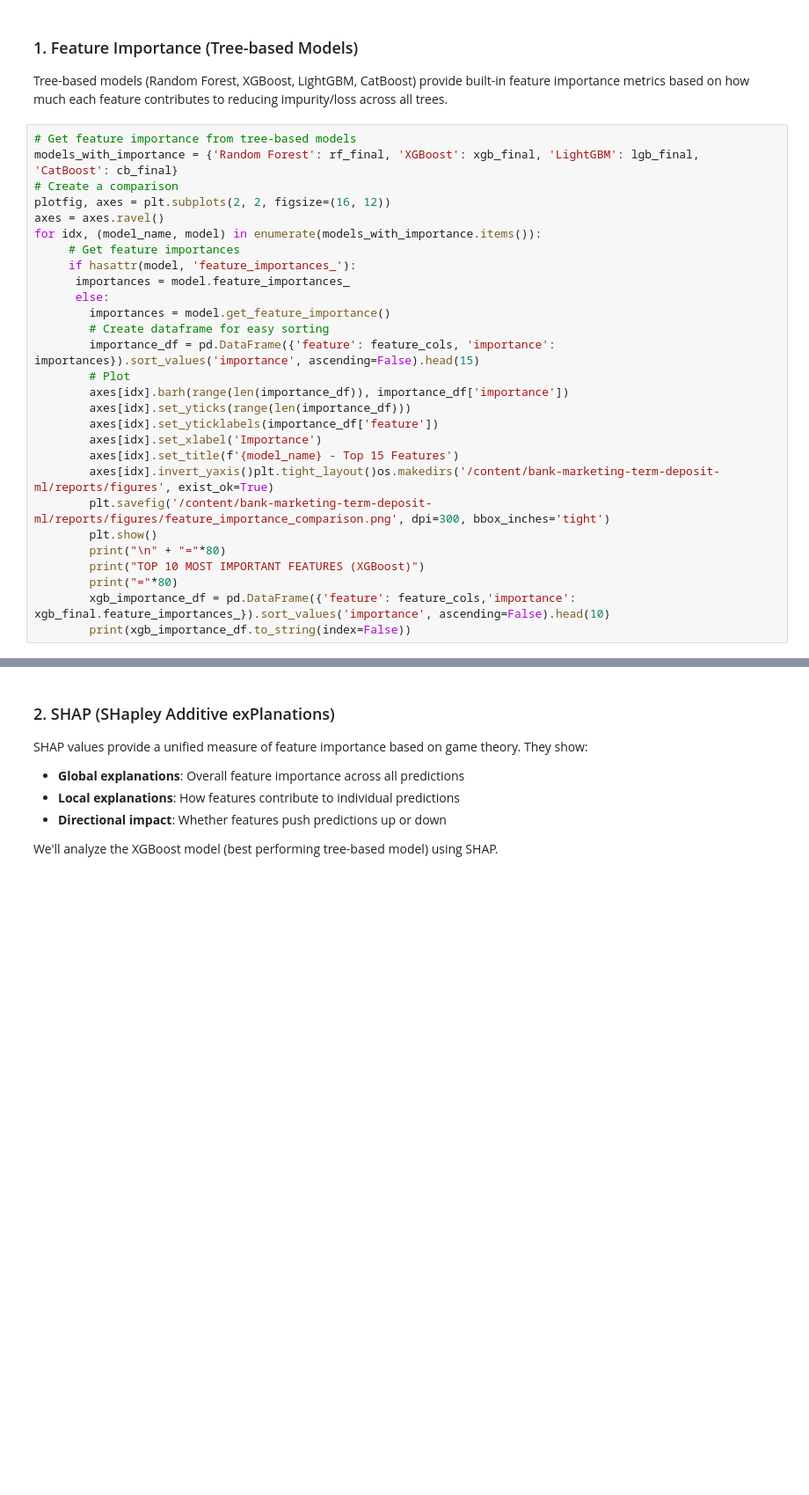
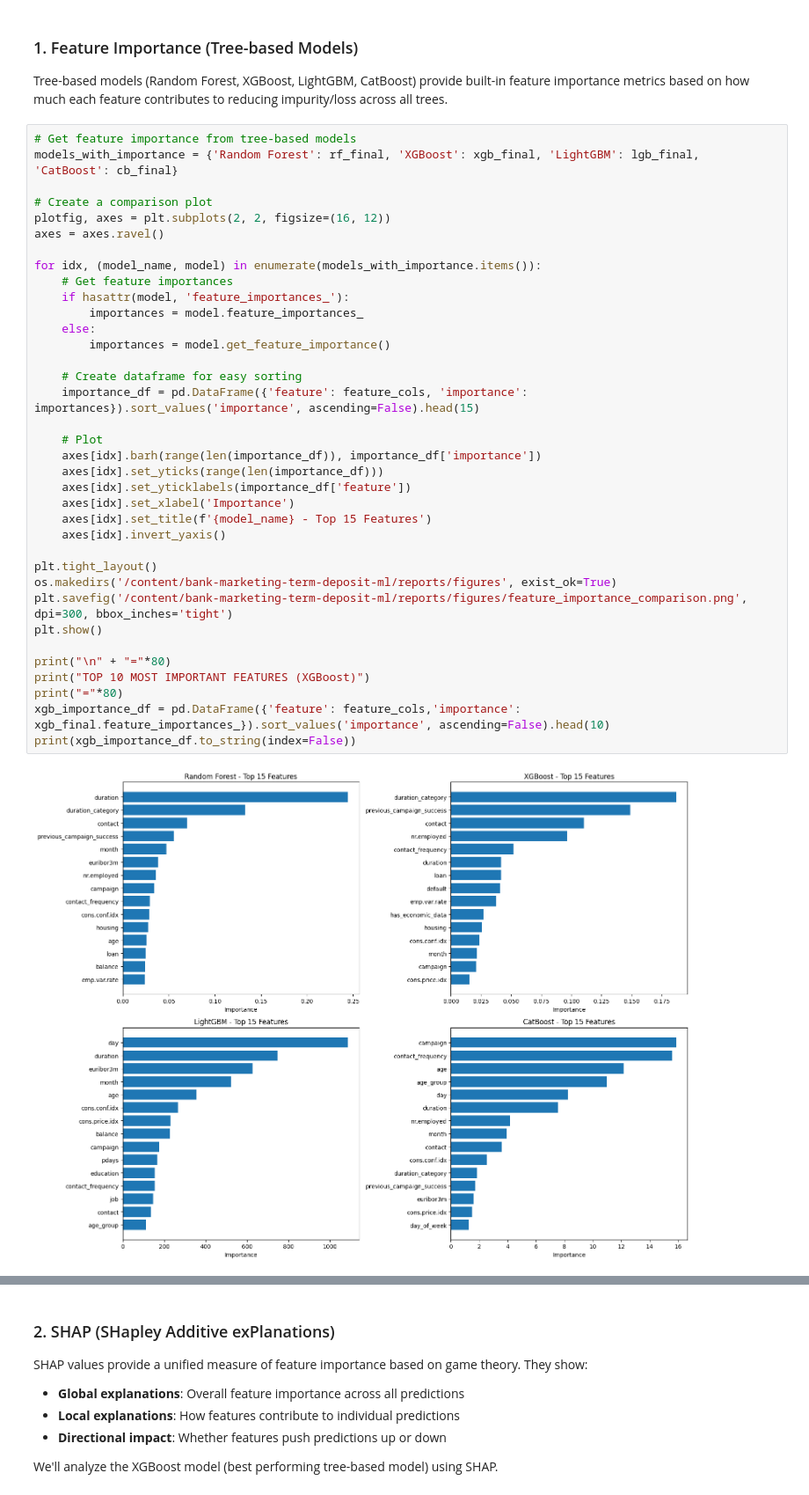
Before and after one commit to lahirumanulanka/bank-marketing-term-deposit-ml, a Jupyter notebook: notebooks/04_model_development.ipynb, the cells around one changed output, grey strips where cells are left out. Shown at 88% size. Saved outputs shown, nothing was run; the diff lists cells and outputs as text; blank space fills up the shorter version.

```diff
--- a/notebooks/04_model_development.ipynb
+++ b/notebooks/04_model_development.ipynb
@@ -1317,28 +1317,38 @@ Tree-based models (Random Forest, XGBoost, LightGBM, CatBoost) provide built-in
 # %%
 # Get feature importance from tree-based models
 models_with_importance = {'Random Forest': rf_final, 'XGBoost': xgb_final, 'LightGBM': lgb_final, 'CatBoost': cb_final}
-# Create a comparison
+
+# Create a comparison plot
 plotfig, axes = plt.subplots(2, 2, figsize=(16, 12))
 axes = axes.ravel()
+
 for idx, (model_name, model) in enumerate(models_with_importance.items()):
-     # Get feature importances
-     if hasattr(model, 'feature_importances_'):
-      importances = model.feature_importances_
-      else:
+    # Get feature importances
+    if hasattr(model, 'feature_importances_'):
+        importances = model.feature_importances_
+    else:
         importances = model.get_feature_importance()
-        # Create dataframe for easy sorting
-        importance_df = pd.DataFrame({'feature': feature_cols, 'importance': importances}).sort_values('importance', ascending=False).head(15)
-        # Plot
-        axes[idx].barh(range(len(importance_df)), importance_df['importance'])
-        axes[idx].set_yticks(range(len(importance_df)))
-        axes[idx].set_yticklabels(importance_df['feature'])
-        axes[idx].set_xlabel('Importance')
-        axes[idx].set_title(f'{model_name} - Top 15 Features')
-        axes[idx].invert_yaxis()plt.tight_layout()os.makedirs('/content/bank-marketing-term-deposit-ml/reports/figures', exist_ok=True)
-        plt.savefig('/content/bank-marketing-term-deposit-ml/reports/figures/feature_importance_comparison.png', dpi=300, bbox_inches='tight')
-        plt.show()
-        print("\n" + "="*80)
-        print("TOP 10 MOST IMPORTANT FEATURES (XGBoost)")
-        print("="*80)
-        xgb_importance_df = pd.DataFrame({'feature': feature_cols,'importance': xgb_final.feature_importances_}).sort_values('importance', ascending=False).head(10)
-        print(xgb_importance_df.to_string(index=False))
+
+    # Create dataframe for easy sorting
+    importance_df = pd.DataFrame({'feature': feature_cols, 'importance': importances}).sort_values('importance', ascending=False).head(15)
+
+    # Plot
+    axes[idx].barh(range(len(importance_df)), importance_df['importance'])
+    axes[idx].set_yticks(range(len(importance_df)))
+    axes[idx].set_yticklabels(importance_df['feature'])
+    axes[idx].set_xlabel('Importance')
+    axes[idx].set_title(f'{model_name} - Top 15 Features')
+    axes[idx].invert_yaxis()
+
+plt.tight_layout()
+os.makedirs('/content/bank-marketing-term-deposit-ml/reports/figures', exist_ok=True)
+plt.savefig('/content/bank-marketing-term-deposit-ml/reports/figures/feature_importance_comparison.png', dpi=300, bbox_inches='tight')
+plt.show()
+
+print("\n" + "="*80)
+print("TOP 10 MOST IMPORTANT FEATURES (XGBoost)")
+print("="*80)
+xgb_importance_df = pd.DataFrame({'feature': feature_cols,'importance': xgb_final.feature_importances_}).sort_values('importance', ascending=False).head(10)
+print(xgb_importance_df.to_string(index=False))
+# %% [output]
+[figure, added]
```
Also changed, not shown: parts of 1 cell of this notebook.
